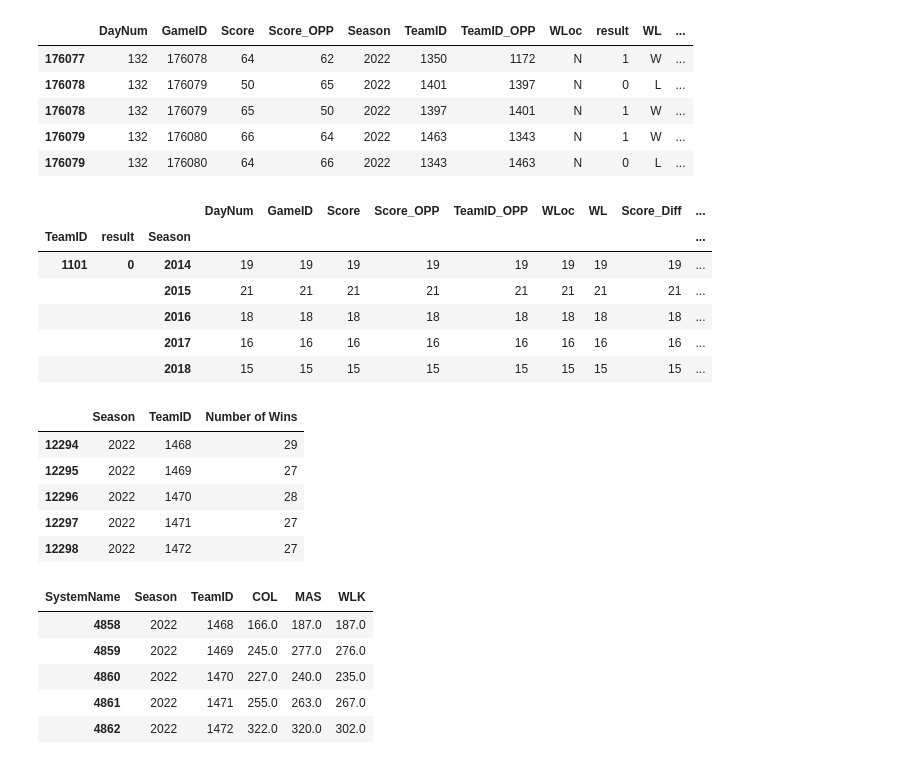
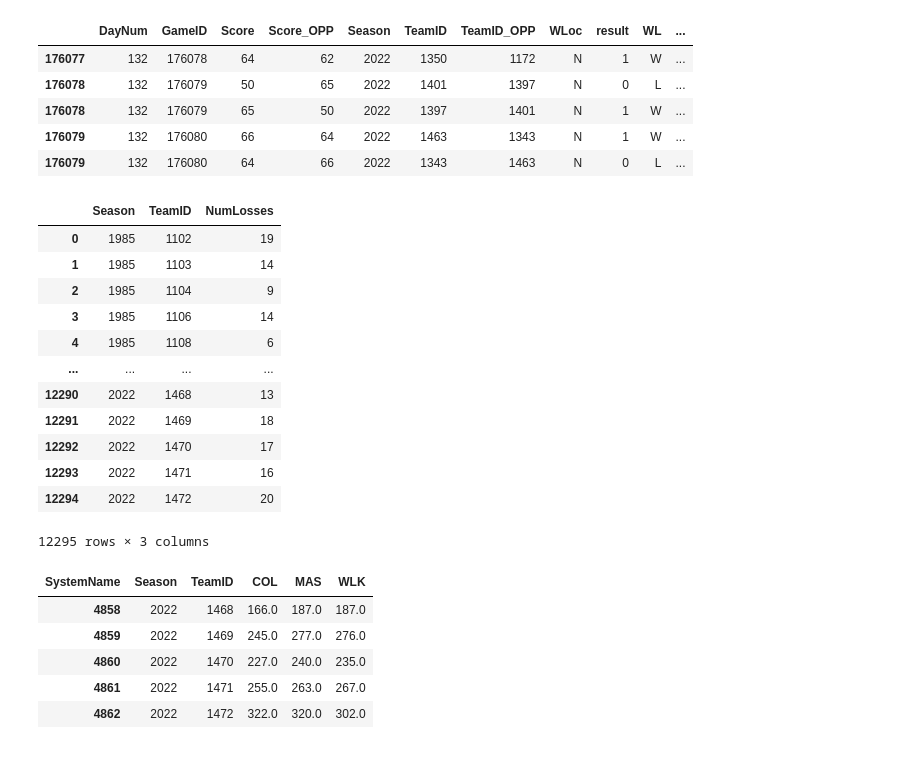
Before and after one commit to racruz25/group_project, a Jupyter notebook: Group_Start.ipynb, the cells around one changed output. Drawn from its saved outputs; the diff is of its cells as text; code cells hidden in the pictures.

```diff
--- a/Group_Start.ipynb
+++ b/Group_Start.ipynb
@@ -167,46 +167,33 @@ SeasonResultsTeams.tail()
 | 176078 | 132 | 176079 | 65 | 50 | 2022 | 1397 | 1401 | N | 1 | W | ... |
 | 176079 | 132 | 176080 | 66 | 64 | 2022 | 1463 | 1343 | N | 1 | W | ... |
 | 176079 | 132 | 176080 | 64 | 66 | 2022 | 1343 | 1463 | N | 0 | L | ... |
-# %%
-## Extract wins// Need to count 1s in results
-
-winners_count = SeasonResultsTeams.groupby(['TeamID', 'result','Season']).count()
-
-winners_count.head()
-# %% [output]
-|  |  |  | DayNum | GameID | Score | Score_OPP | TeamID_OPP | WLoc | WL | Score_Diff | ... |
-| TeamID | result | Season |  |  |  |  |  |  |  |  | ... |
-| 1101 | 0 | 2014 | 19 | 19 | 19 | 19 | 19 | 19 | 19 | 19 | ... |
-|  |  | 2015 | 21 | 21 | 21 | 21 | 21 | 21 | 21 | 21 | ... |
-|  |  | 2016 | 18 | 18 | 18 | 18 | 18 | 18 | 18 | 18 | ... |
-|  |  | 2017 | 16 | 16 | 16 | 16 | 16 | 16 | 16 | 16 | ... |
-|  |  | 2018 | 15 | 15 | 15 | 15 | 15 | 15 | 15 | 15 | ... |
-# %%
-# Trying different ways to extract winning records / WTeam1 etc
-
-winning_record = SeasonResultsTeams.groupby(['Season', 'TeamID']).count()
-winning_record = winning_record.reset_index()[['Season', 'TeamID', 'result']].rename(columns={"result": "Number of Wins", "WTeamID": "TeamID"})
-
-#losing_record = SeasonResultsTeams.groupby(['Season', 'TeamID_OPP']).count()
-#losing_record = losing_record.reset_index()[['Season', 'TeamID_OPP', 'DayNum']].rename(columns={"DayNum": "Number of Losses", "LTeamID": "TeamID"})
-
-#Score_Positive = SeasonResultsTeams.groupby(['Season', 'TeamID']).mean().reset_index()
-#Score_Positive = Score_Positive[['Season', 'TeamID', 'Score_Diff']].rename(columns={"Score_Diff": "Score_Wins", "WTeamID": "TeamID"})
-
-#Score_Loss = SeasonResultsTeams.groupby(['Season', 'TeamID']).mean().reset_index()
-#Score_Loss = Score_Loss[['Season', 'TeamID', 'Score_Diff']].rename(columns={"Score_Diff": "Score_Loss", "LTeamID": "TeamID"})
-
-
-winning_record.tail()
-#losing_record
-#Score_Positive
-# %% [output]
-|  | Season | TeamID | Number of Wins |
-| 12294 | 2022 | 1468 | 29 |
-| 12295 | 2022 | 1469 | 27 |
-| 12296 | 2022 | 1470 | 28 |
-| 12297 | 2022 | 1471 | 27 |
-| 12298 | 2022 | 1472 | 27 |
+# %%
+## Count games won
+
+SeasonResults = pd.read_csv(files[9])
+
+num_win = SeasonResults.groupby(['Season', 'WTeamID']).count()
+num_win = num_win.reset_index()[['Season', 'WTeamID', 'DayNum']].rename(\
+                                            columns={"DayNum": "NumWins", "WTeamID": "TeamID"}).fillna(0)
+num_loss = SeasonResults.groupby(['Season', 'LTeamID']).count()
+num_loss = num_loss.reset_index()[['Season', 'LTeamID', 'DayNum']].rename(\
+                                            columns={"DayNum": "NumLosses", "LTeamID": "TeamID"}).fillna(0)
+
+num_loss
+# %% [output]
+|  | Season | TeamID | NumLosses |
+| 0 | 1985 | 1102 | 19 |
+| 1 | 1985 | 1103 | 14 |
+| 2 | 1985 | 1104 | 9 |
+| 3 | 1985 | 1106 | 14 |
+| 4 | 1985 | 1108 | 6 |
+| ... | ... | ... | ... |
+| 12290 | 2022 | 1468 | 13 |
+| 12291 | 2022 | 1469 | 18 |
+| 12292 | 2022 | 1470 | 17 |
+| 12293 | 2022 | 1471 | 16 |
+| 12294 | 2022 | 1472 | 20 |
+12295 rows × 3 columns
 # %%
 #Data from 2003-2021 NMasseyOrdinals.csv
 # Massey.com takes ratings from all top outlets/ leaders in CBB data
```
